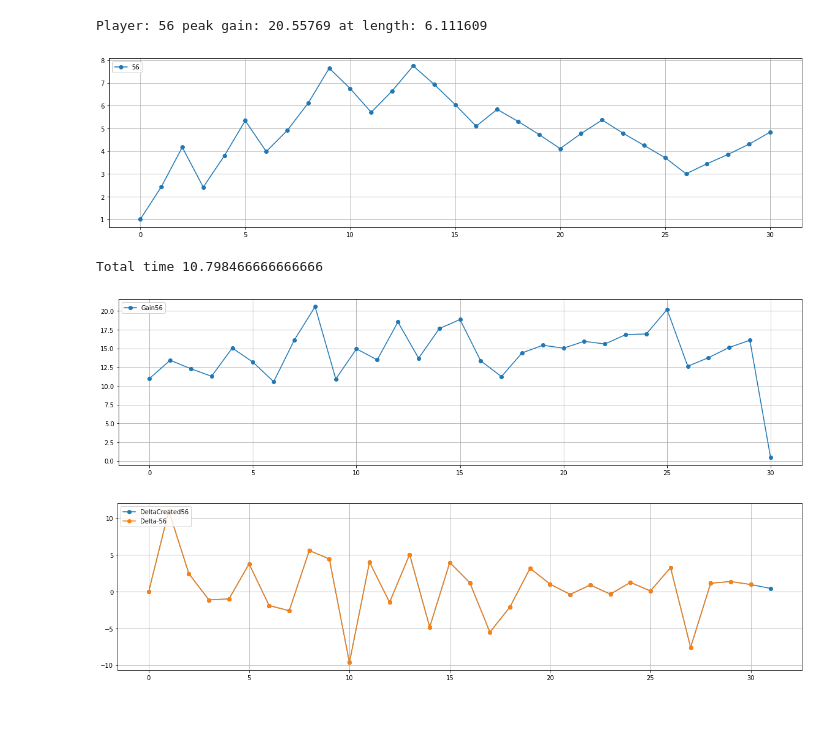
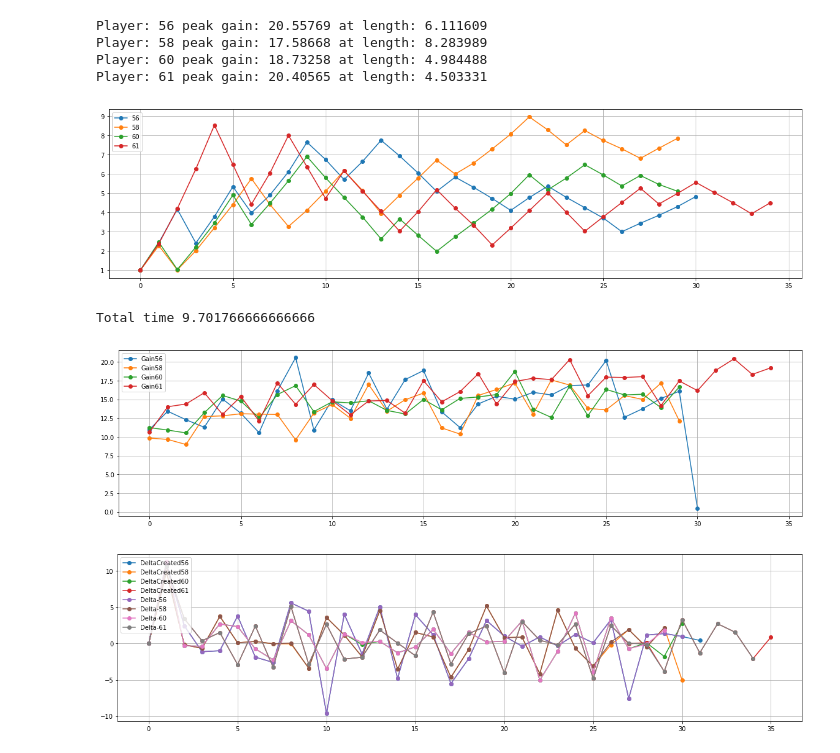
Before and after one commit to AndreeaStefan/SmartuistWrapper, a Jupyter notebook: evaluation/PlotResults.ipynb, the cells around one changed output. Drawn from its saved outputs; the diff is of its cells as text; code cells hidden in the pictures; blank space fills up the shorter version.

Commit message:
Player 61 - still spiral

```diff
--- a/evaluation/PlotResults.ipynb
+++ b/evaluation/PlotResults.ipynb
@@ -94,7 +94,7 @@ def EffortPerBodyPartPerPlayer(p, results, batchSize):
 # player 9 = same as 8
 
 batchSize = 8
-players = [ 56]
+players = [ 56, 58, 60, 61]
 path ="C:\\Users\\huber\\OneDrive\\Dokumenty\\thesis-hubert\\unity\\SmartuistWrapper\\tapResult.csv"
 pathA = "E:\\Andreea\\Projects\\Git\\SmartsuitWrapper\\SmartuistWrapper\\tapResult.csv"
 pathStats ="C:\\Users\\huber\\OneDrive\\Dokumenty\\thesis-hubert\\unity\\SmartuistWrapper\\tapResult.csv"
@@ -161,37 +161,40 @@ plt.show()
 #     z = 0
 #     x = list(range(0, len(bodyParts[0])-2))
 #     for a in bodyParts:
 #         if z in [0,1,2,3,4,5,6]:
 #             plt.plot(x,a[:len(a)-2], 'o-', label= str(p) + "-" + str(z))
 #         z = z + 1
 
 #     plt.legend(loc='upper left')
 #     plt.grid(True)
 #     plt.show()
 
 # plot learning rate
 #plotOneResult(players, gradientStats, 6, "lr-")
 
 
 for p in players:
     tmp = gradientStats[p]
     gain = [0]
     prevGain = [0]
     for words in tmp:
         gain.append(float(words[5]))
         prevGain.append(float(words[4]))
     delta = np.array(gain) - np.array(prevGain)
     x = list(range(0, len(delta)))
     plt.plot(x, delta, 'o-', label="DeltaCreated"+str(p))
 
 # plot delta
 plotOneResult(players, results, 30, "Delta-")
 # %% [output]
 Player: 56 peak gain: 20.55769 at length: 6.111609
+Player: 58 peak gain: 17.58668 at length: 8.283989
+Player: 60 peak gain: 18.73258 at length: 4.984488
+Player: 61 peak gain: 20.40565 at length: 4.503331
-[figure, old version]
+[figure, new version]
-Total time 10.798466666666666
+Total time 9.701766666666666
-[figure, old version]
+[figure, new version]
-[figure, old version]
+[figure, new version]
 # %%
 from scipy.interpolate import make_interp_spline, BSpline, pchip
 
```
Also changed, not shown: parts of 1 cell of this notebook, 4 other files.
